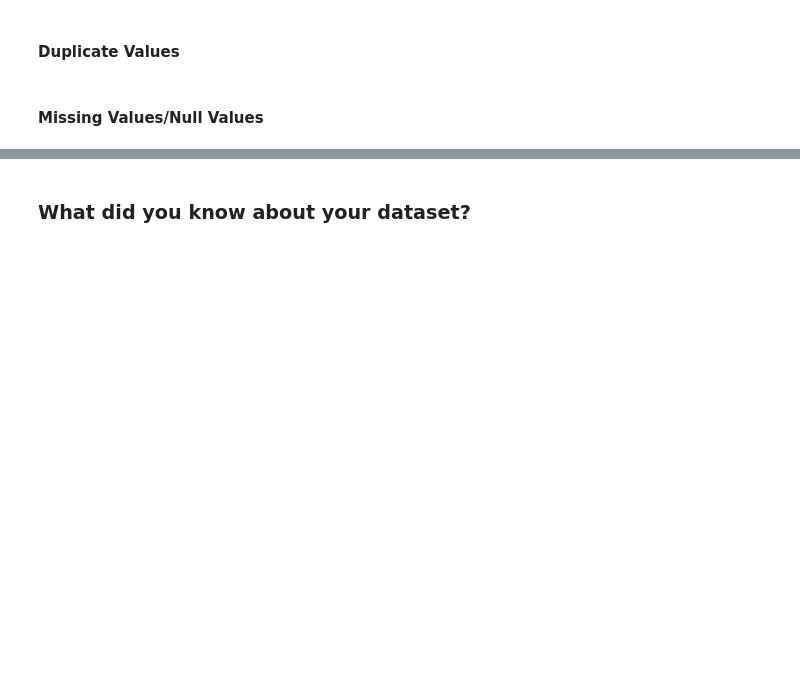
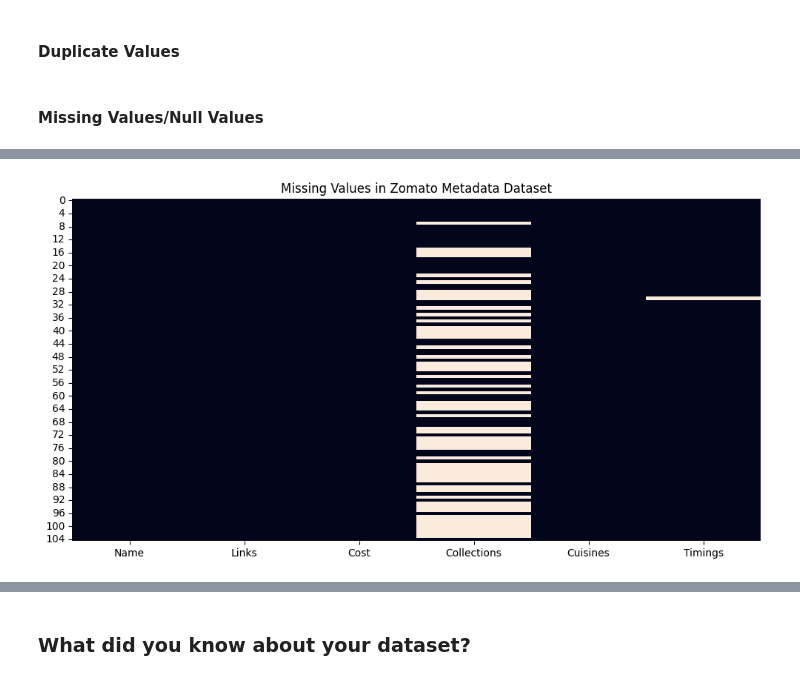
Before and after one commit to adamaneeqaqwathka-arch/Zomato-Data-Analysis, a Jupyter notebook: Sample_ML_Submission_Template.ipynb, the cells around one changed output, grey strips where cells are left out. Saved outputs shown, nothing was run; the diff lists cells and outputs as text; code cells hidden in the pictures; blank space fills up the shorter version.

```diff
--- a/Sample_ML_Submission_Template.ipynb
+++ b/Sample_ML_Submission_Template.ipynb
@@ -82,2 +88,5 @@ M - Multivariate Analysis
+# %%
+meta = pd.read_csv('Zomato_Restaurant_names_and_Metadata.csv')
+reviews = pd.read_csv('Zomato_Restaurant_reviews.csv')
 # %% [markdown]
 ### Dataset First View
@@ -103,0 +184,9 @@ M - Multivariate Analysis
+# %%
+plt.figure(figsize=(12, 6))
+
+sns.heatmap(meta.isnull(), cbar=False)
+
+plt.title("Missing Values in Zomato Metadata Dataset")
+plt.show()
+# %% [output]
+[figure, added]
```
Also changed, not shown: parts of 19 cells of this notebook, 3 other files.
